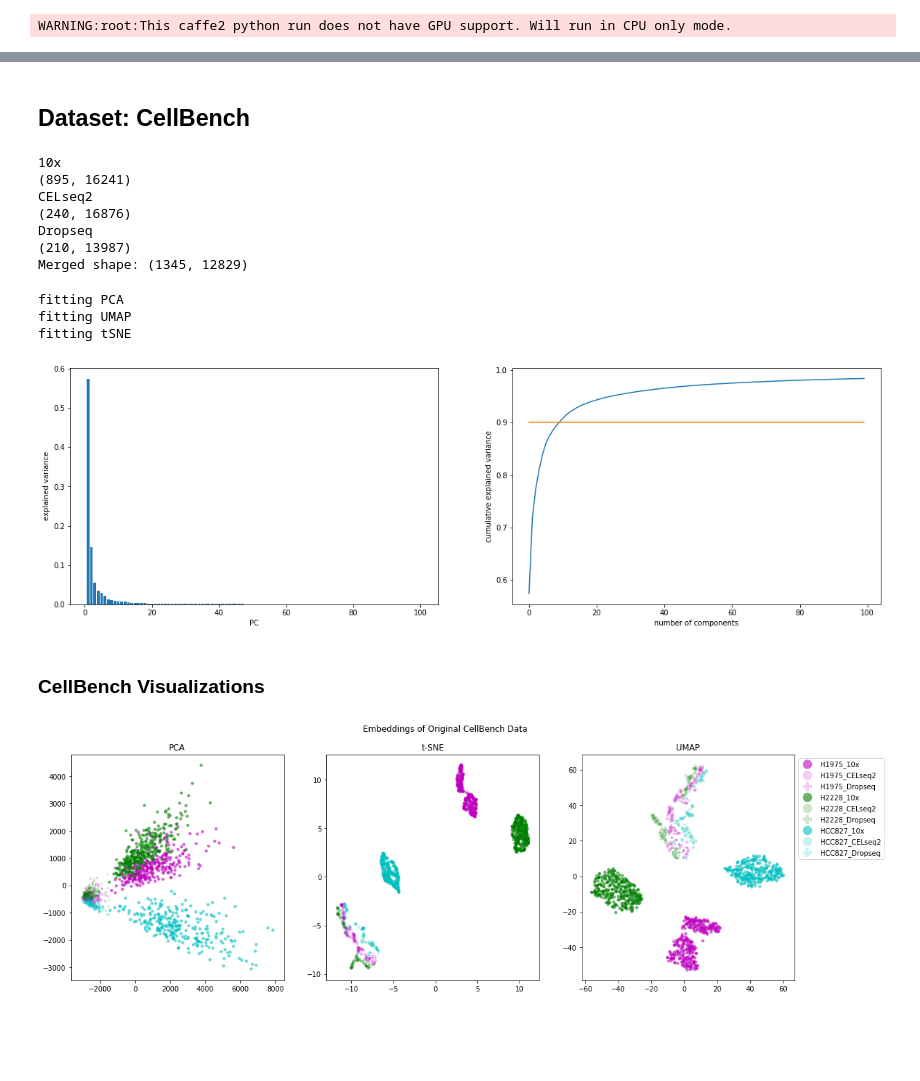
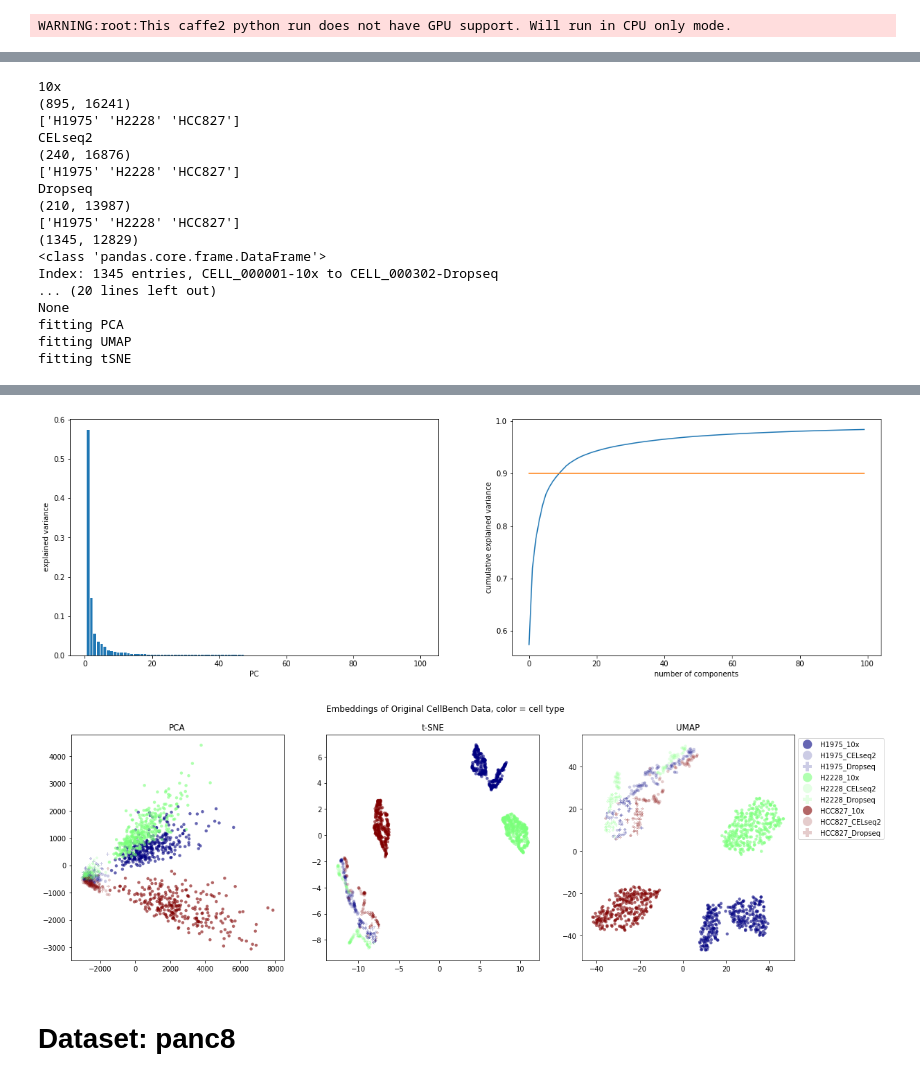
Before and after one commit to AmirAlavi/sc-alignment-benchmarking, a Jupyter notebook: data-alignment-icp-xentropy.ipynb, the cells around one changed output, grey strips where cells are left out. Cells and saved outputs as stored; diff of their text form; code cells hidden in the pictures; blank space fills up the shorter version.

```diff
--- a/data-alignment-icp-xentropy.ipynb
+++ b/data-alignment-icp-xentropy.ipynb
@@ -186,0 +107,22 @@ visualize(datasets, 'Kowalcyzk', cell_type_key='cell_type', batch_key='cell_age'
+# %%
+datasets['CellBench'] = data.get_data('CellBench')
+embed.embed(datasets, 'CellBench', N_PC, do_standardize=DO_STANDARDIZE)
+embed.visualize(datasets, 'CellBench', cell_type_key='cell_line_demuxlet', batch_key='protocol')
+# %% [output]
+10x
+(895, 16241)
+['H1975' 'H2228' 'HCC827']
+CELseq2
+(240, 16876)
+['H1975' 'H2228' 'HCC827']
+Dropseq
+(210, 13987)
+['H1975' 'H2228' 'HCC827']
+(1345, 12829)
+<class 'pandas.core.frame.DataFrame'>
+Index: 1345 entries, CELL_000001-10x to CELL_000302-Dropseq
+... (20 lines left out)
+None
+fitting PCA
+fitting UMAP
+fitting tSNE
@@ -187,43 +146,4 @@ visualize(datasets, 'Kowalcyzk', cell_type_key='cell_type', batch_key='cell_age'
+[figure, added]
+[figure, added]
 # %% [markdown]
-   ## Dataset: CellBench
+# Dataset: panc8
-# %%
-# Load and clean
-protocols = ['10x', 'CELseq2', 'Dropseq']
-adatas = []
-for protocol in protocols:
-    print(protocol)
-    counts = pd.read_csv('data/CellBench/{}_counts.csv'.format(protocol), index_col=0).T
-    counts = counts.loc[:, ~counts.columns.duplicated()]
-    #counts.drop_duplicates(inplace=True)
-    meta = pd.read_csv('data/CellBench/{}_meta.csv'.format(protocol), index_col=0)
-    counts, meta = remove_doublets(counts, meta)
-    counts, meta = clean_counts(counts, meta)
-    adatas.append(anndata.AnnData(X=counts.values, obs=meta, var=pd.DataFrame(index=counts.columns)))
-    print(adatas[-1].shape)
-    #print(adatas[-1].var)
-datasets['CellBench'] = anndata.AnnData.concatenate(*adatas, join='inner', batch_key='protocol', batch_categories=protocols)
-print('Merged shape: {}'.format(datasets['CellBench'].shape))
-# %% [output]
-10x
-(895, 16241)
-CELseq2
-(240, 16876)
-Dropseq
-(210, 13987)
-Merged shape: (1345, 12829)
-# %%
-# Reduce dims
-embed(datasets, 'CellBench', do_standardize=DO_STANDARDIZE)
-# %% [output]
-fitting PCA
-fitting UMAP
-fitting tSNE
-[figure, removed]
-# %% [markdown]
-  <a name="cellbench"></a>
-  ### CellBench Visualizations
-# %%
-# Visualize
-visualize(datasets, 'CellBench', cell_type_key='cell_line_demuxlet', batch_key='protocol')
-# %% [output]
-[figure, removed]
```
Also changed, not shown: parts of 23 cells of this notebook, 1 other file.
